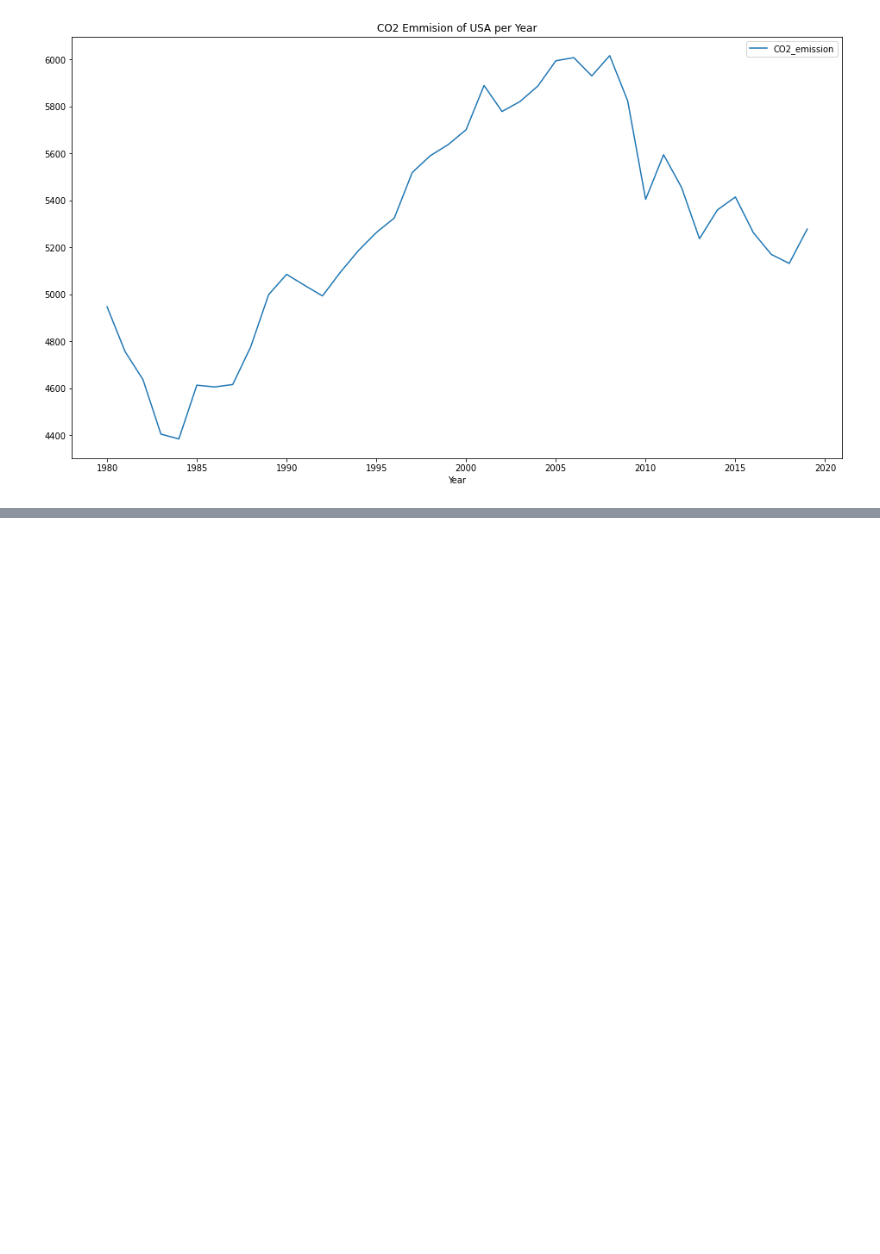
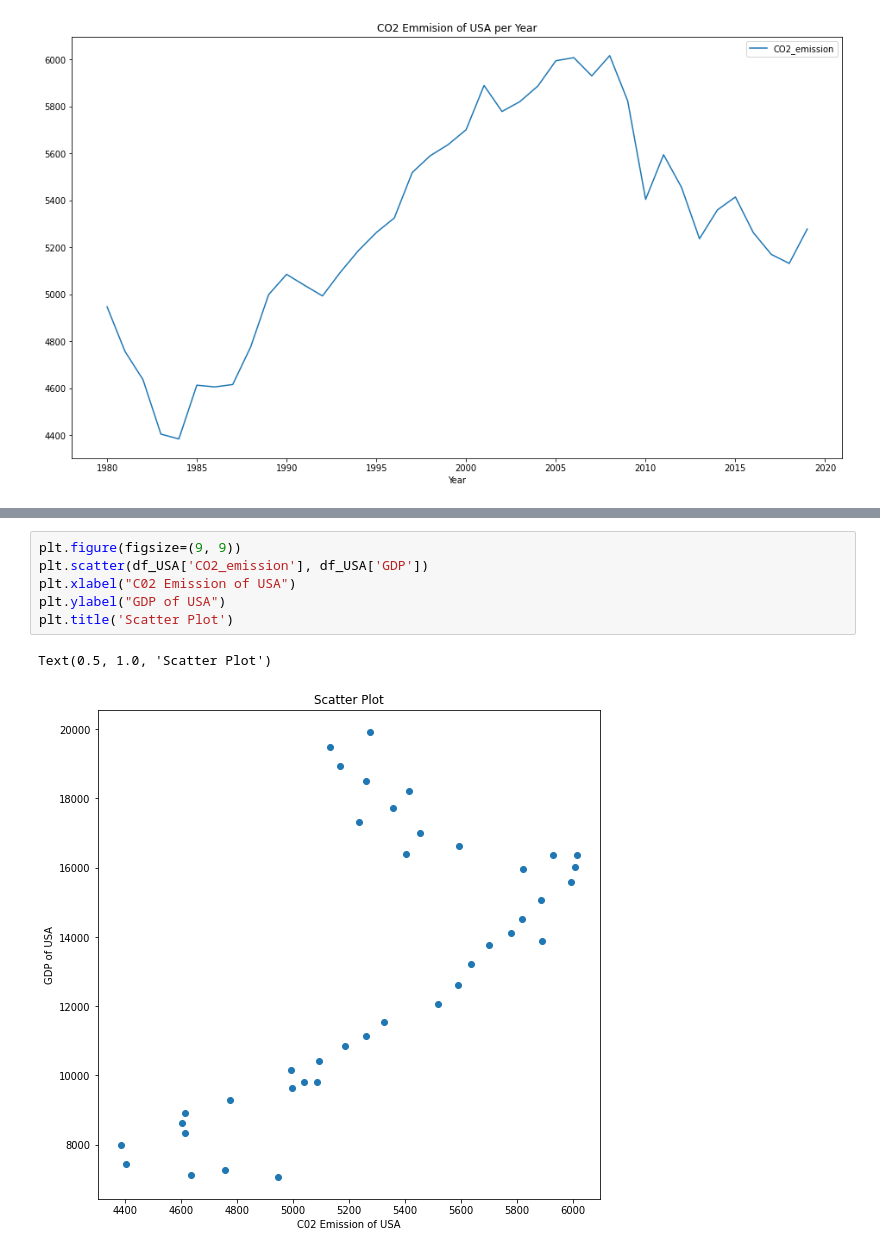
Before and after one commit to muscak/Basics, a Jupyter notebook: Pandas_Basics.ipynb, the cells around one changed output, grey strips where cells are left out. Saved outputs shown, nothing was run; the diff lists cells and outputs as text; blank space fills up the shorter version.

```diff
--- a/Pandas_Basics.ipynb
+++ b/Pandas_Basics.ipynb
@@ -782,0 +795,9 @@ df_USA.plot(figsize=(16, 9), title='CO2 Emmision of USA per Year')
+# %%
+plt.figure(figsize=(9, 9))
+plt.scatter(df_USA['CO2_emission'], df_USA['GDP'])
+plt.xlabel("C02 Emission of USA")
+plt.ylabel("GDP of USA")
+plt.title('Scatter Plot')
+# %% [output]
+Text(0.5, 1.0, 'Scatter Plot')
+[figure, added]
```
Also changed, not shown: parts of 2 cells of this notebook.
